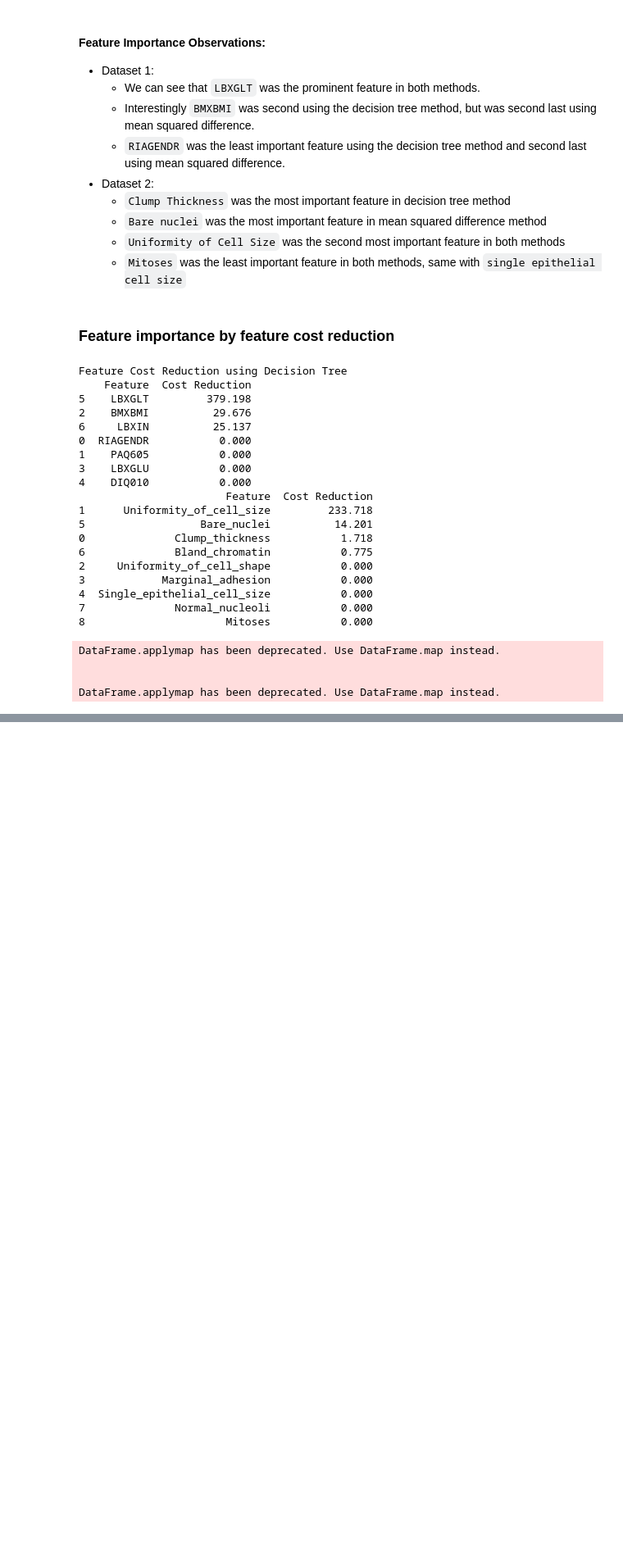
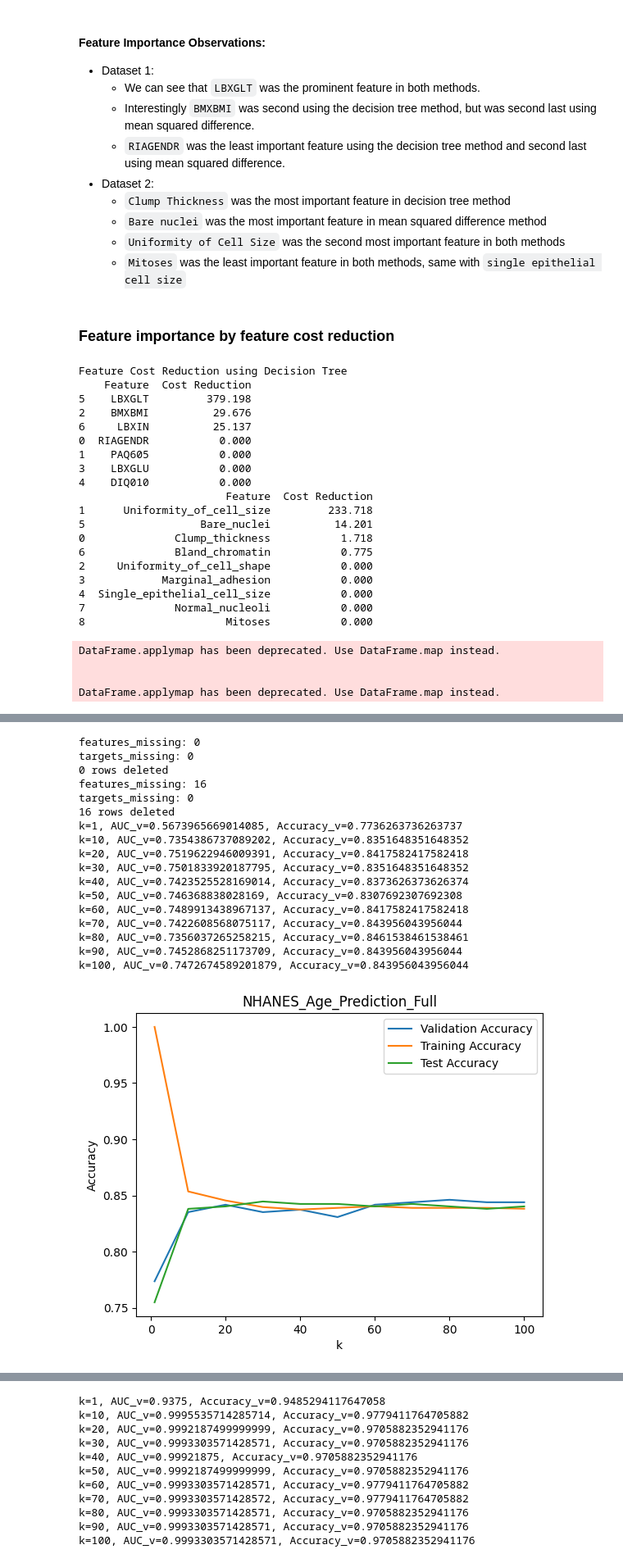
Before and after one commit to rudolfKischer/comp551asgn1, a Jupyter notebook: KNNexperiments.ipynb, the cells around one changed output, grey strips where cells are left out. Shown at 82% size. Cells and saved outputs as stored; diff of their text form; code cells hidden in the pictures; blank space fills up the shorter version.

```diff
--- a/KNNexperiments.ipynb
+++ b/KNNexperiments.ipynb
@@ -1676,0 +1817,69 @@ DataFrame.applymap has been deprecated. Use DataFrame.map instead.
+# %%
+def experiment9(D, train_split=0.6, val_split=0.2, k_start=1, k_stop=100, k_step=10):
+    X_train, Y_train, X_val, Y_val, X_test, Y_test = train_test_val_split(D, train_split, val_split)
+
+    # get all even multiples of step, that are within the range of k_start and k_stop
+    k_values = [k for k in range(k_start, k_stop + 1) if k % k_step == 0]
+    # insetrt start and stop if they are not in the list
+    if k_start not in k_values:
+        k_values.insert(0, k_start)
+    if k_stop not in k_values:
+        k_values.append(k_stop)
+
+    best_k, k_results = pick_k_from_validation_set(X_train, Y_train, X_val, Y_val, X_test, Y_test, k_values)
+
+    results = pd.DataFrame(k_results)
+
+    plot_exp9_results(results, D.name)
+
+    plot_ROC_curve_of_best_k(best_k, results)
+    return best_k, results
+# %%
+# load the full data sets, clean, and normalize
+
+national_health_and_nutrition_health_survey_2013_2014_nhanes_age_prediction_subset = fetch_ucirepo(id=887)
+dataset_1_full = national_health_and_nutrition_health_survey_2013_2014_nhanes_age_prediction_subset.data
+
+dataset_1_full.name = 'NHANES_Age_Prediction_Full'
+DATA_SET_1_FULL_NAME = dataset_1_full.name
+
+# # DATASET 2: Breast Cancer Wisconsin
+breast_cancer_wisconsin_original = fetch_ucirepo(id=15)
+dataset_2 = breast_cancer_wisconsin_original.data
+
+dataset_2.name = 'Breast_Cancer_Wisconsin'
+DATA_SET_2_NAME = dataset_2.name
+
+# clean, and normalize the data
+def clean_and_normalize_data(D):
+  # drop rows with missing values
+  D = clean(D)
+  D = normalize(D)
+  return D
+
+dataset_1_full = clean_and_normalize_data(dataset_1_full)
+dataset_2_full = clean_and_normalize_data(dataset_2)
+
+
+# run the experiment
+exp9_results_1 = experiment9(dataset_1_full)
+exp9_results_2 = experiment9(dataset_2_full)
+# %% [output]
+features_missing: 0
+targets_missing: 0
+0 rows deleted
+features_missing: 16
+targets_missing: 0
+16 rows deleted
+k=1, AUC_v=0.5673965669014085, Accuracy_v=0.7736263736263737
+k=10, AUC_v=0.7354386737089202, Accuracy_v=0.8351648351648352
+k=20, AUC_v=0.7519622946009391, Accuracy_v=0.8417582417582418
+k=30, AUC_v=0.7501833920187795, Accuracy_v=0.8351648351648352
+k=40, AUC_v=0.7423525528169014, Accuracy_v=0.8373626373626374
+k=50, AUC_v=0.746368838028169, Accuracy_v=0.8307692307692308
+k=60, AUC_v=0.7489913438967137, Accuracy_v=0.8417582417582418
+k=70, AUC_v=0.7422608568075117, Accuracy_v=0.843956043956044
+k=80, AUC_v=0.7356037265258215, Accuracy_v=0.8461538461538461
+k=90, AUC_v=0.7452868251173709, Accuracy_v=0.843956043956044
+k=100, AUC_v=0.7472674589201879, Accuracy_v=0.843956043956044
+[figure, added]
@@ -1676,0 +1887,11 @@ DataFrame.applymap has been deprecated. Use DataFrame.map instead.
+k=1, AUC_v=0.9375, Accuracy_v=0.9485294117647058
+k=10, AUC_v=0.9995535714285714, Accuracy_v=0.9779411764705882
+k=20, AUC_v=0.9992187499999999, Accuracy_v=0.9705882352941176
+k=30, AUC_v=0.9993303571428571, Accuracy_v=0.9705882352941176
+k=40, AUC_v=0.99921875, Accuracy_v=0.9705882352941176
+k=50, AUC_v=0.9992187499999999, Accuracy_v=0.9705882352941176
+k=60, AUC_v=0.9993303571428571, Accuracy_v=0.9779411764705882
+k=70, AUC_v=0.9993303571428572, Accuracy_v=0.9779411764705882
+k=80, AUC_v=0.9993303571428571, Accuracy_v=0.9705882352941176
+k=90, AUC_v=0.9993303571428571, Accuracy_v=0.9705882352941176
+k=100, AUC_v=0.9993303571428571, Accuracy_v=0.9705882352941176
```
Also changed, not shown: parts of 16 cells of this notebook.
